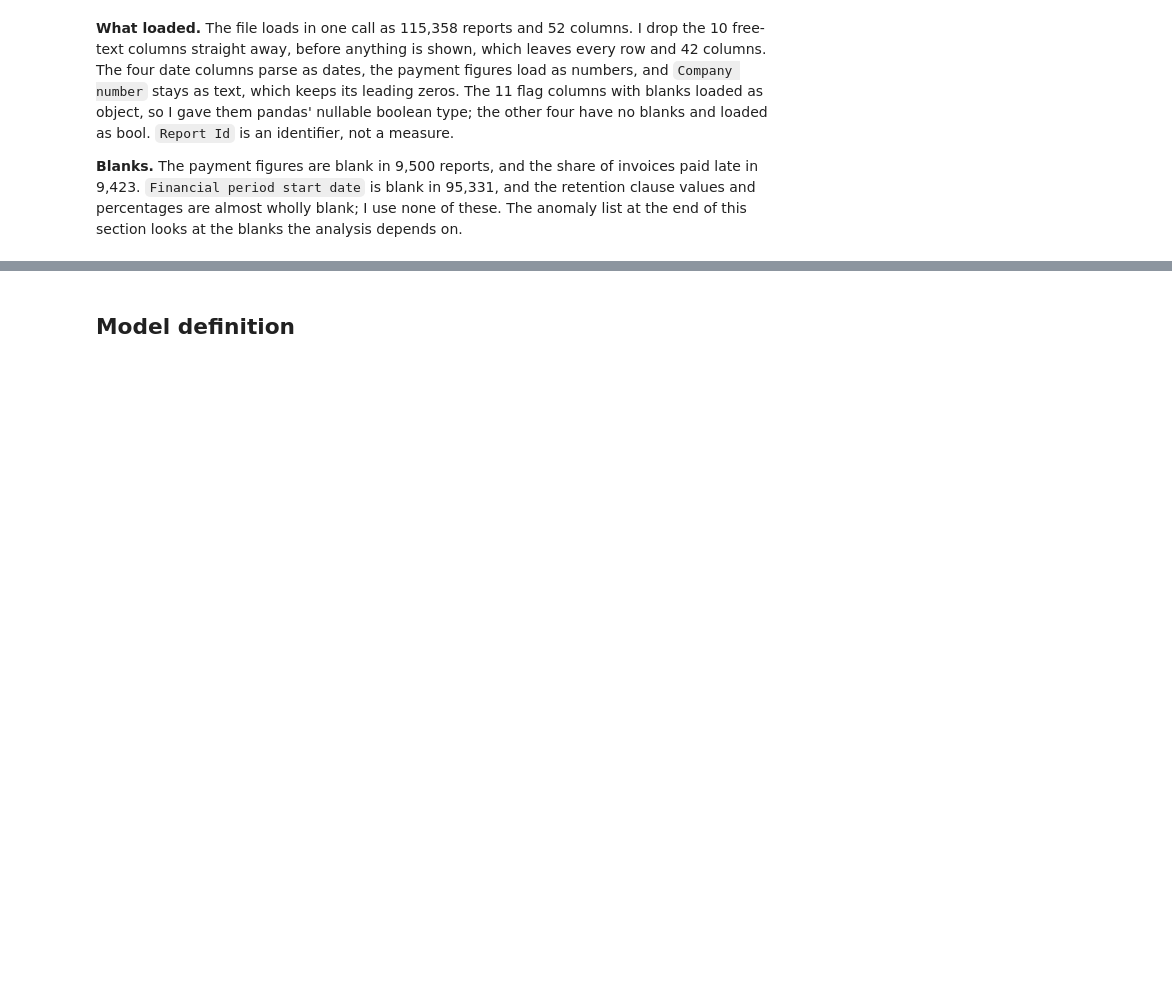
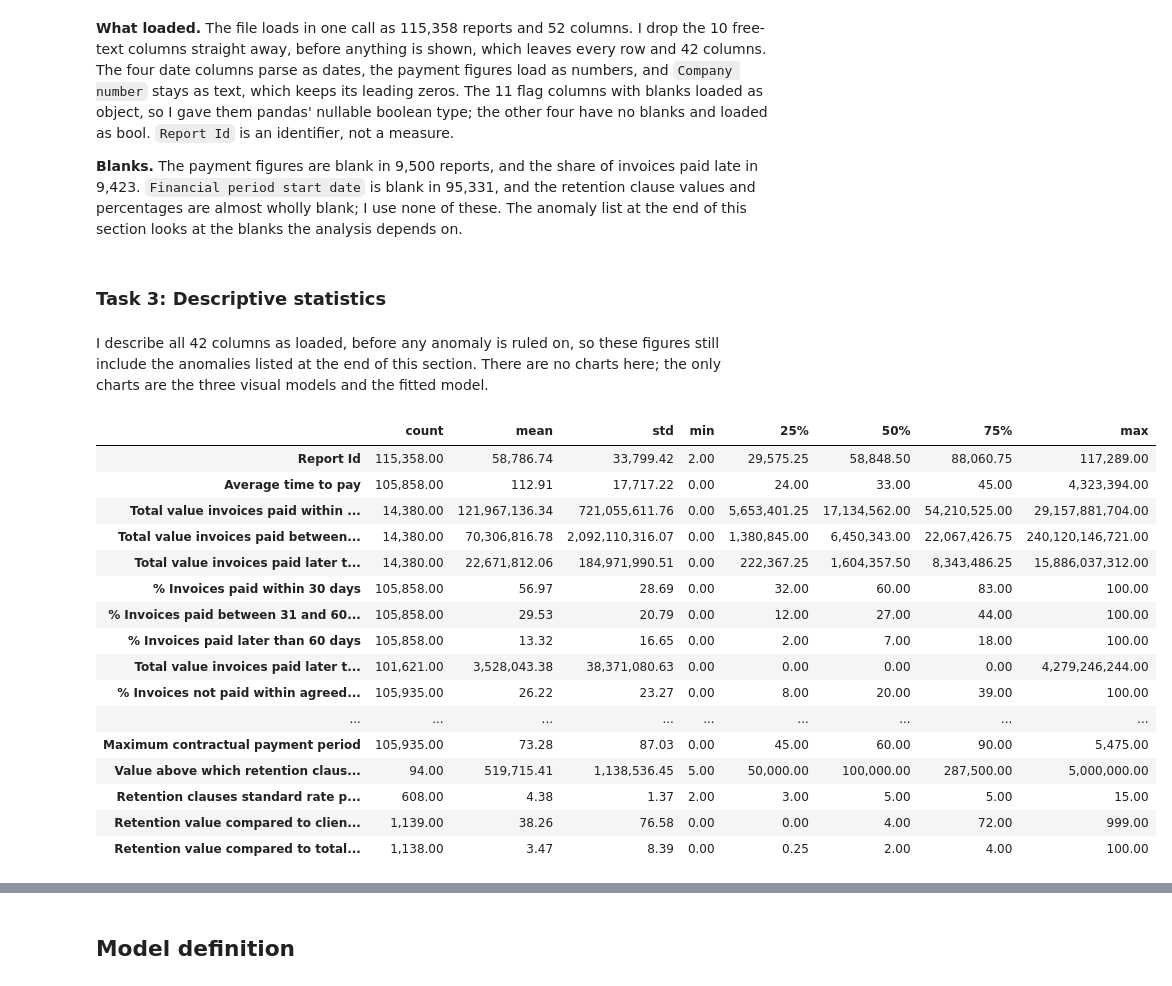
Before and after one commit to PaddyGilliland1/statistical-analysis-project, a Jupyter notebook: analysis.ipynb, the cells around one changed output, grey strips where cells are left out. Saved outputs shown, nothing was run; the diff lists cells and outputs as text; code cells hidden in the pictures; blank space fills up the shorter version.

Commit message:
Add descriptive statistics with notes

```diff
--- a/analysis.ipynb
+++ b/analysis.ipynb
@@ -181,3 +181,27 @@ pd.Series(col, name="column in the data").to_frame()
 **What loaded.** The file loads in one call as 115,358 reports and 52 columns. I drop the 10 free-text columns straight away, before anything is shown, which leaves every row and 42 columns. The four date columns parse as dates, the payment figures load as numbers, and `Company number` stays as text, which keeps its leading zeros. The 11 flag columns with blanks loaded as object, so I gave them pandas' nullable boolean type; the other four have no blanks and loaded as bool. `Report Id` is an identifier, not a measure.
 
 **Blanks.** The payment figures are blank in 9,500 reports, and the share of invoices paid late in 9,423. `Financial period start date` is blank in 95,331, and the retention clause values and percentages are almost wholly blank; I use none of these. The anomaly list at the end of this section looks at the blanks the analysis depends on.
+# %% [markdown]
+### Task 3: Descriptive statistics
+# %% [markdown]
+I describe all 42 columns as loaded, before any anomaly is ruled on, so these figures still include the anomalies listed at the end of this section. There are no charts here; the only charts are the three visual models and the fitted model.
+# %%
+df.describe(include="number").T
+# %% [output]
+|  | count | mean | std | min | 25% | 50% | 75% | max |
+| Report Id | 115,358.00 | 58,786.74 | 33,799.42 | 2.00 | 29,575.25 | 58,848.50 | 88,060.75 | 117,289.00 |
+| Average time to pay | 105,858.00 | 112.91 | 17,717.22 | 0.00 | 24.00 | 33.00 | 45.00 | 4,323,394.00 |
+| Total value invoices paid within ... | 14,380.00 | 121,967,136.34 | 721,055,611.76 | 0.00 | 5,653,401.25 | 17,134,562.00 | 54,210,525.00 | 29,157,881,704.00 |
+| Total value invoices paid between... | 14,380.00 | 70,306,816.78 | 2,092,110,316.07 | 0.00 | 1,380,845.00 | 6,450,343.00 | 22,067,426.75 | 240,120,146,721.00 |
+| Total value invoices paid later t... | 14,380.00 | 22,671,812.06 | 184,971,990.51 | 0.00 | 222,367.25 | 1,604,357.50 | 8,343,486.25 | 15,886,037,312.00 |
+| % Invoices paid within 30 days | 105,858.00 | 56.97 | 28.69 | 0.00 | 32.00 | 60.00 | 83.00 | 100.00 |
+| % Invoices paid between 31 and 60... | 105,858.00 | 29.53 | 20.79 | 0.00 | 12.00 | 27.00 | 44.00 | 100.00 |
+| % Invoices paid later than 60 days | 105,858.00 | 13.32 | 16.65 | 0.00 | 2.00 | 7.00 | 18.00 | 100.00 |
+| Total value invoices paid later t... | 101,621.00 | 3,528,043.38 | 38,371,080.63 | 0.00 | 0.00 | 0.00 | 0.00 | 4,279,246,244.00 |
+| % Invoices not paid within agreed... | 105,935.00 | 26.22 | 23.27 | 0.00 | 8.00 | 20.00 | 39.00 | 100.00 |
+| ... | ... | ... | ... | ... | ... | ... | ... | ... |
+| Maximum contractual payment period | 105,935.00 | 73.28 | 87.03 | 0.00 | 45.00 | 60.00 | 90.00 | 5,475.00 |
+| Value above which retention claus... | 94.00 | 519,715.41 | 1,138,536.45 | 5.00 | 50,000.00 | 100,000.00 | 287,500.00 | 5,000,000.00 |
+| Retention clauses standard rate p... | 608.00 | 4.38 | 1.37 | 2.00 | 3.00 | 5.00 | 5.00 | 15.00 |
+| Retention value compared to clien... | 1,139.00 | 38.26 | 76.58 | 0.00 | 0.00 | 4.00 | 72.00 | 999.00 |
+| Retention value compared to total... | 1,138.00 | 3.47 | 8.39 | 0.00 | 0.25 | 2.00 | 4.00 | 100.00 |
```
Also changed, not shown: parts of 9 cells of this notebook.
